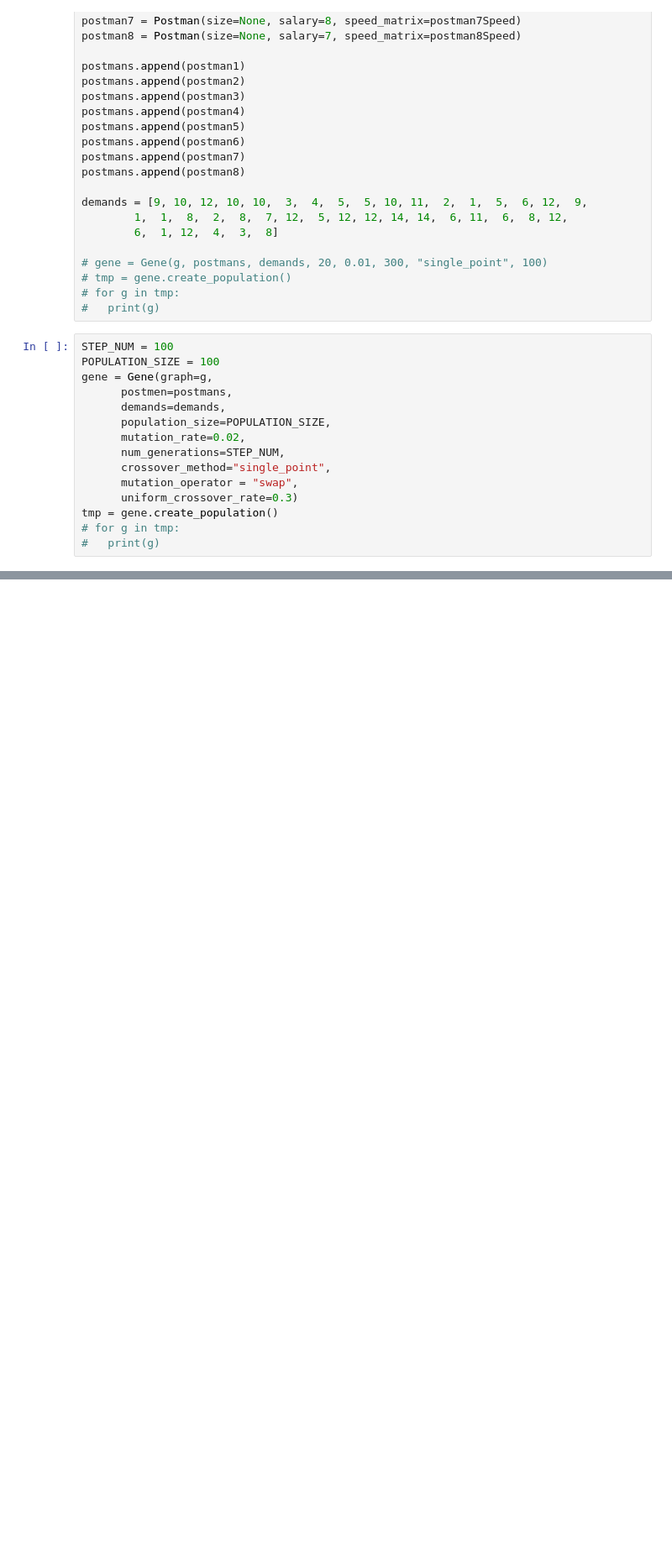
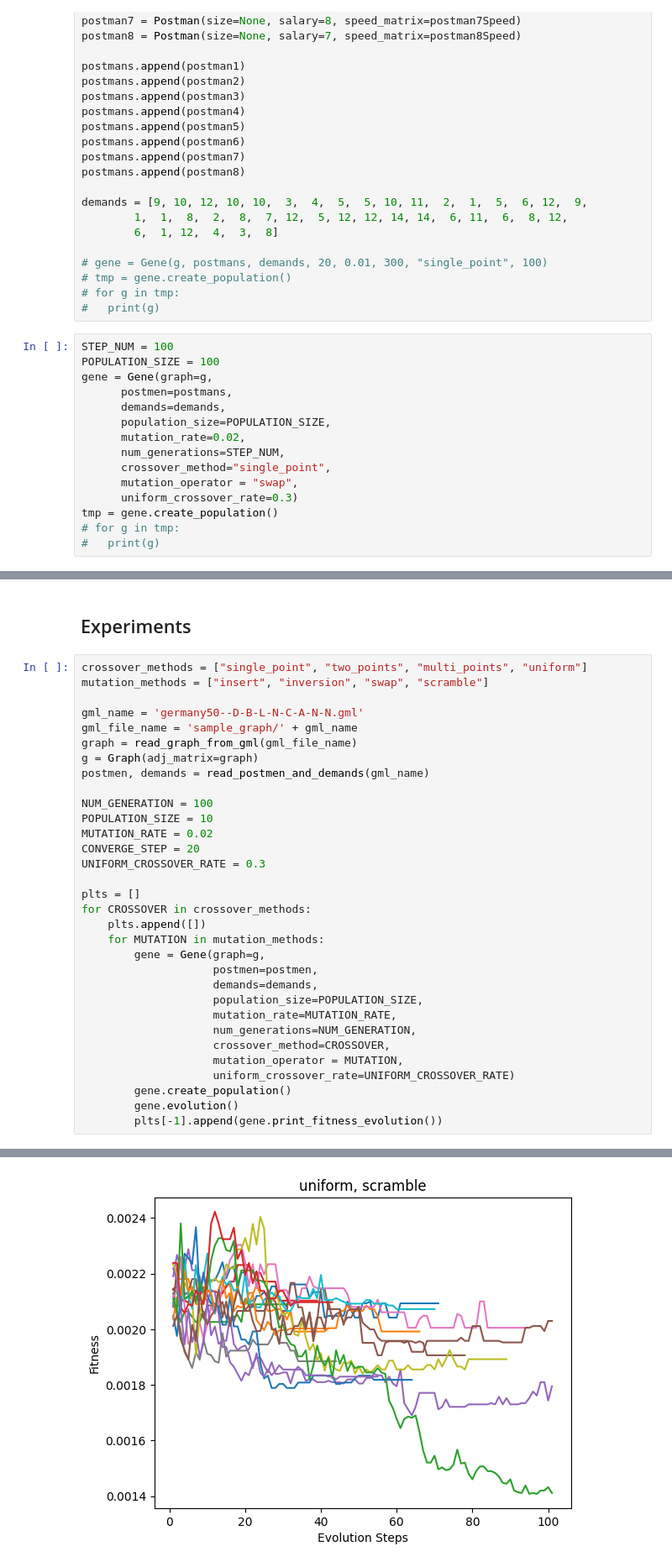
Before and after one commit to Ethan-zc/Genetic-Algorithm-For-Package-Deliverty, a Jupyter notebook: generic algorithm.ipynb, the cells around one changed output, grey strips where cells are left out. Shown: that part at 84% size. Cells and saved outputs as stored; diff of their text form; blank space fills up the shorter version.

Commit message:
add experiment

```diff
--- a/generic algorithm.ipynb
+++ b/generic algorithm.ipynb
@@ -731,0 +741,35 @@ gene.print_fitness_evolution()
+# %% [markdown]
+## Experiments
+# %%
+crossover_methods = ["single_point", "two_points", "multi_points", "uniform"]
+mutation_methods = ["insert", "inversion", "swap", "scramble"]
+
+gml_name = 'germany50--D-B-L-N-C-A-N-N.gml'
+gml_file_name = 'sample_graph/' + gml_name
+graph = read_graph_from_gml(gml_file_name)
+g = Graph(adj_matrix=graph)
+postmen, demands = read_postmen_and_demands(gml_name)
+
+NUM_GENERATION = 100
+POPULATION_SIZE = 10
+MUTATION_RATE = 0.02
+CONVERGE_STEP = 20
+UNIFORM_CROSSOVER_RATE = 0.3
+
+plts = []
+for CROSSOVER in crossover_methods:
+    plts.append([])
+    for MUTATION in mutation_methods:
+        gene = Gene(graph=g,
+                    postmen=postmen,
+                    demands=demands,
+                    population_size=POPULATION_SIZE,
+                    mutation_rate=MUTATION_RATE,
+                    num_generations=NUM_GENERATION,
+                    crossover_method=CROSSOVER,
+                    mutation_operator = MUTATION,
+                    uniform_crossover_rate=UNIFORM_CROSSOVER_RATE)
+        gene.create_population()
+        gene.evolution()
+        plts[-1].append(gene.print_fitness_evolution())
+# %% [output]
@@ -731,0 +793 @@ gene.print_fitness_evolution()
+[figure, added]
```
Also changed, not shown: parts of 6 cells of this notebook.
